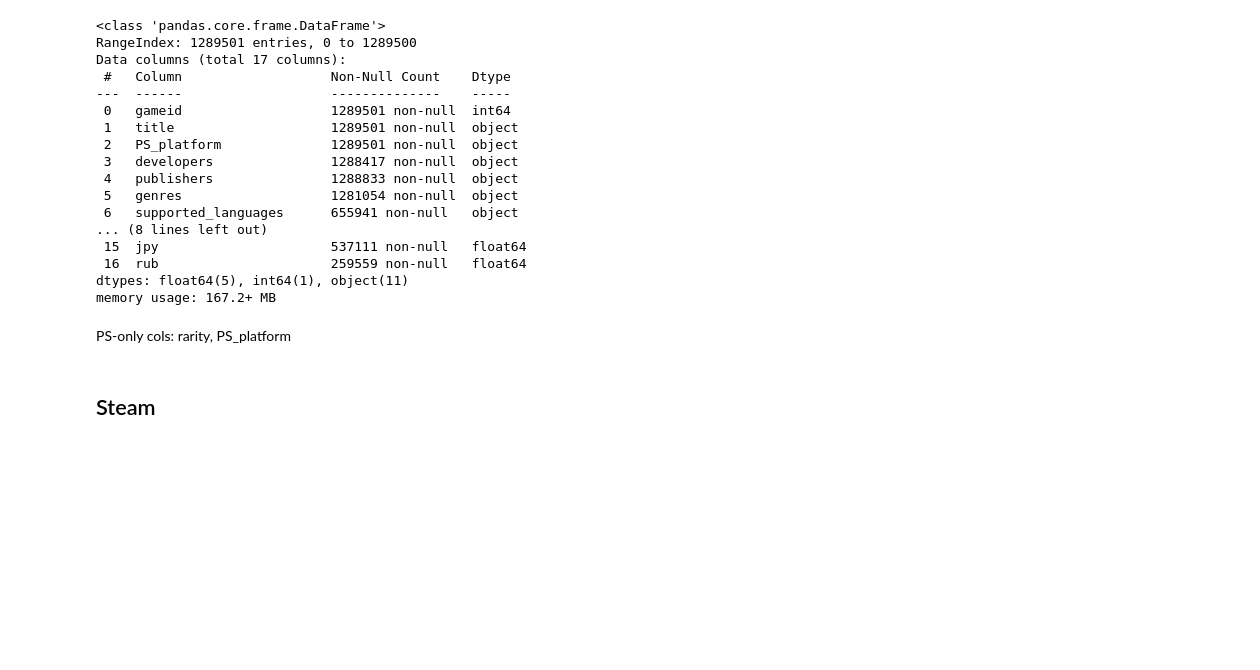
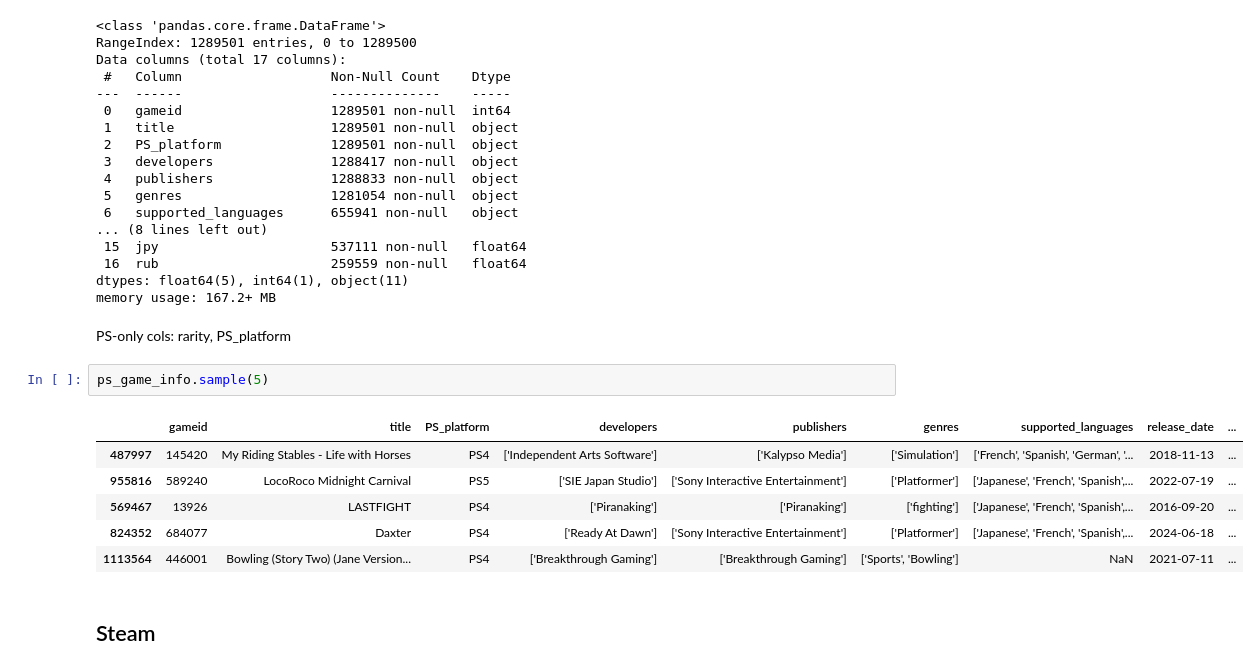
Before and after one commit to yfsongum/video_games_analysis_2025, a Jupyter notebook: SI_618_Project.ipynb, the cells around one changed output. Cells and saved outputs as stored; diff of their text form; blank space fills up the shorter version.

```diff
--- a/SI_618_Project.ipynb
+++ b/SI_618_Project.ipynb
@@ -159,6 +208,15 @@ dtypes: float64(5), int64(1), object(11)
 memory usage: 167.2+ MB
 # %% [markdown]
 PS-only cols: rarity, PS_platform
+# %%
+ps_game_info.sample(5)
+# %% [output]
+|  | gameid | title | PS_platform | developers | publishers | genres | supported_languages | release_date | ... |
+| 487997 | 145420 | My Riding Stables - Life with Horses | PS4 | ['Independent Arts Software'] | ['Kalypso Media'] | ['Simulation'] | ['French', 'Spanish', 'German', '... | 2018-11-13 | ... |
+| 955816 | 589240 | LocoRoco Midnight Carnival | PS5 | ['SIE Japan Studio'] | ['Sony Interactive Entertainment'] | ['Platformer'] | ['Japanese', 'French', 'Spanish',... | 2022-07-19 | ... |
+| 569467 | 13926 | LASTFIGHT | PS4 | ['Piranaking'] | ['Piranaking'] | ['fighting'] | ['Japanese', 'French', 'Spanish',... | 2016-09-20 | ... |
+| 824352 | 684077 | Daxter | PS4 | ['Ready At Dawn'] | ['Sony Interactive Entertainment'] | ['Platformer'] | ['Japanese', 'French', 'Spanish',... | 2024-06-18 | ... |
+| 1113564 | 446001 | Bowling (Story Two) (Jane Version... | PS4 | ['Breakthrough Gaming'] | ['Breakthrough Gaming'] | ['Sports', 'Bowling'] | NaN | 2021-07-11 | ... |
 # %% [markdown]
 ## Steam
 # %%
```
Also changed, not shown: parts of 20 cells of this notebook.
